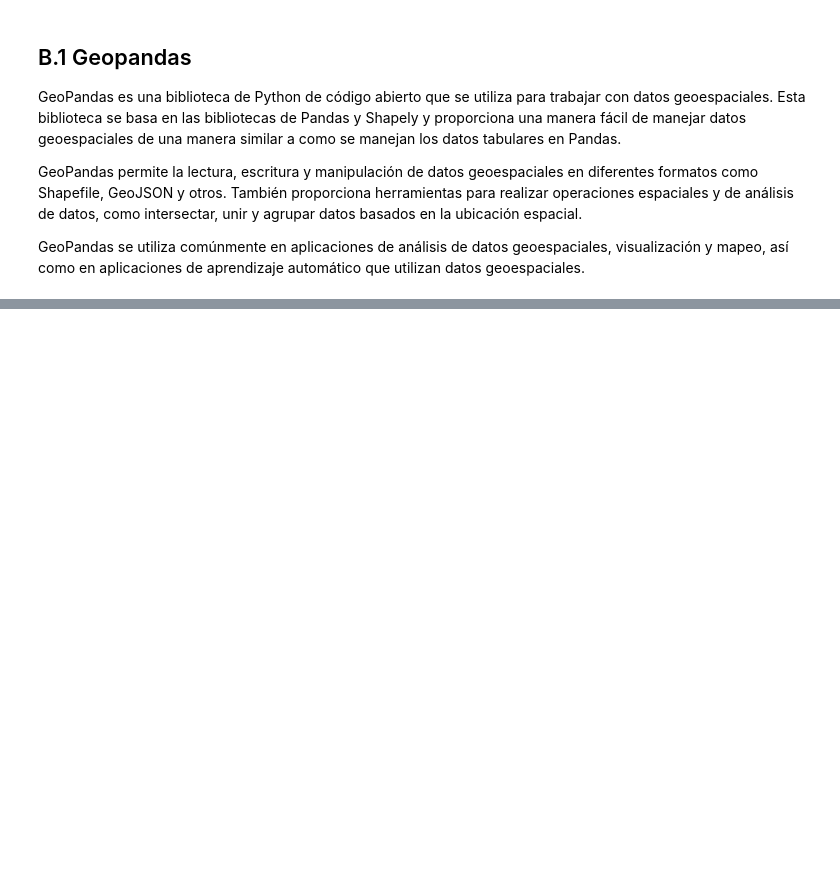
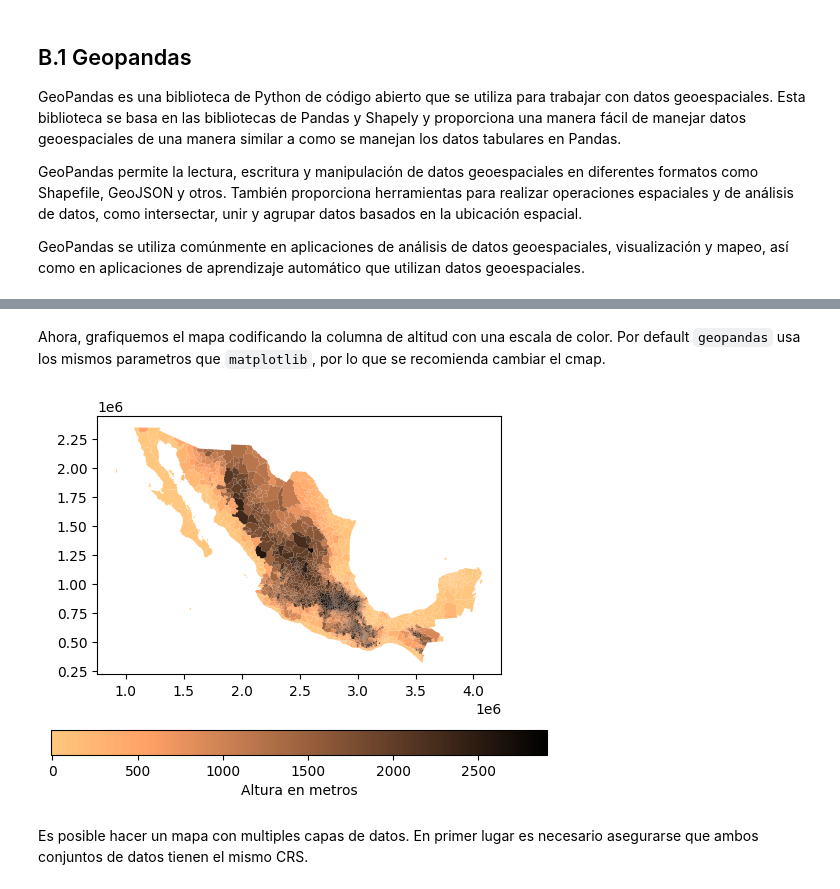
Before and after one commit to mar-esther23/CursoPandas2023, a Jupyter notebook: CPB_Mapas.ipynb, the cells around one changed output, grey strips where cells are left out. Cells and saved outputs as stored; diff of their text form; code cells hidden in the pictures; blank space fills up the shorter version.

Commit message:
Tutorial de mapas

```diff
--- a/CPB_Mapas.ipynb
+++ b/CPB_Mapas.ipynb
@@ -148,0 +85,6 @@ Los nombres de archivo se conforman con dos ceros y los sufijos son descriptivos
+# %%
+cat_mun = pd.read_csv("data_raw/catun_mun.csv",  dtype=str)
+cat_mun.set_index('CVEGEO', inplace=True)
+for col in ['POB_TOTAL', 'POB_MASCULI', 'POB_FEMENIN', 'TOTAL DE VI', 'ALTITUD']:
+    cat_mun[col] = pd.to_numeric(cat_mun[col], downcast='integer', errors='coerce')
+cat_mun
@@ -148,0 +178,8 @@ Los nombres de archivo se conforman con dos ceros y los sufijos son descriptivos
+# %%
+cat_mun = gpd.GeoDataFrame(cat_mun,
+                           geometry=gpd.points_from_xy(
+                                cat_mun['LON_DECIMAL'],
+                                cat_mun['LAT_DECIMAL'])
+                          )
+cat_mun = cat_mun.set_crs("EPSG:4326")
+cat_mun[['LAT_DECIMAL', 'LON_DECIMAL', 'geometry']]
@@ -148,0 +213,4 @@ Los nombres de archivo se conforman con dos ceros y los sufijos son descriptivos
+# %%
+mg_mun = mg_mun.merge(cat_mun[['POB_TOTAL', 'POB_MASCULI', 'POB_FEMENIN', 'TOTAL DE VI', 'ALTITUD']],
+                      how='outer', left_index=True, right_index=True)
+mg_mun
@@ -148,0 +232,12 @@ Los nombres de archivo se conforman con dos ceros y los sufijos son descriptivos
+# %% [markdown]
+Ahora, grafiquemos el mapa codificando la columna de altitud con una escala de color. Por default `geopandas` usa los mismos parametros que `matplotlib`, por lo que se recomienda cambiar el cmap.
+# %%
+fig, ax = plt.subplots(1, 1)
+mg_mun.plot(column='ALTITUD', ax=ax, cmap='copper_r', legend=True,
+            legend_kwds={'label': 'Altura en metros',
+                        'orientation': 'horizontal'})
+plt.show()
+# %% [output]
+[figure, added]
+# %% [markdown]
+Es posible hacer un mapa con multiples capas de datos. En primer lugar es necesario asegurarse que ambos conjuntos de datos tienen el mismo CRS.
```
Also changed, not shown: parts of 40 cells of this notebook, 1 other file.
